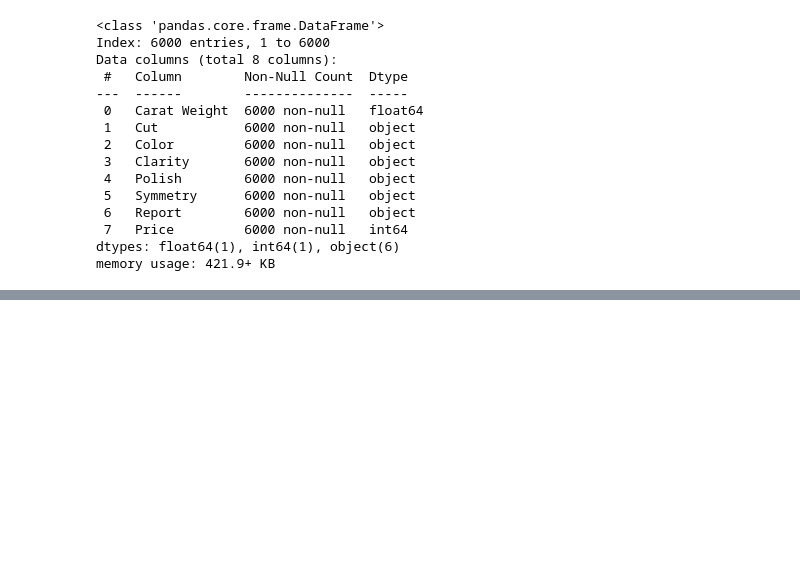
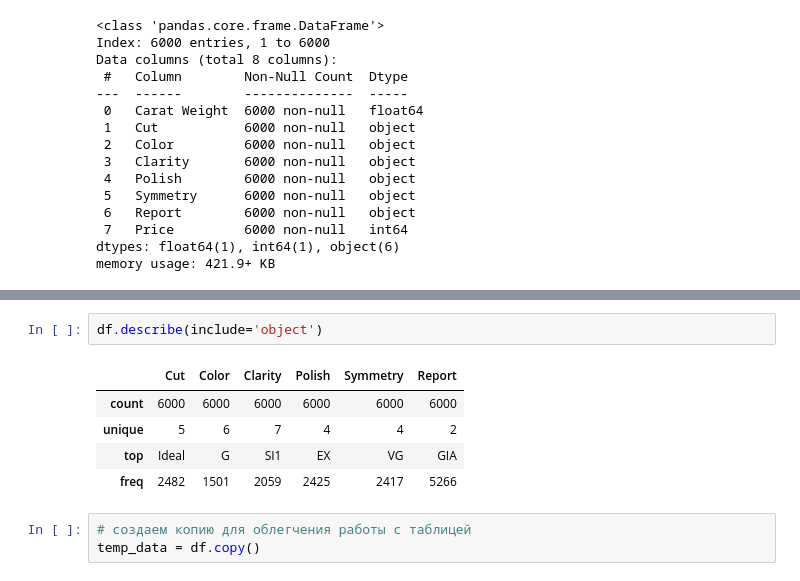
Before and after one commit to AibekDS/Diamonds-for-Sarah, a Jupyter notebook: Notebooks/main.ipynb, the cells around one changed output, grey strips where cells are left out. Saved outputs shown, nothing was run; the diff lists cells and outputs as text; blank space fills up the shorter version.

```diff
--- a/Notebooks/main.ipynb
+++ b/Notebooks/main.ipynb
@@ -81,0 +100,11 @@ memory usage: 421.9+ KB
+# %%
+df.describe(include='object')
+# %% [output]
+|  | Cut | Color | Clarity | Polish | Symmetry | Report |
+| count | 6000 | 6000 | 6000 | 6000 | 6000 | 6000 |
+| unique | 5 | 6 | 7 | 4 | 4 | 2 |
+| top | Ideal | G | SI1 | EX | VG | GIA |
+| freq | 2482 | 1501 | 2059 | 2425 | 2417 | 5266 |
+# %%
+# создаем копию для облегчения работы с таблицей
+temp_data = df.copy()
```
Also changed, not shown: parts of 10 cells of this notebook.
